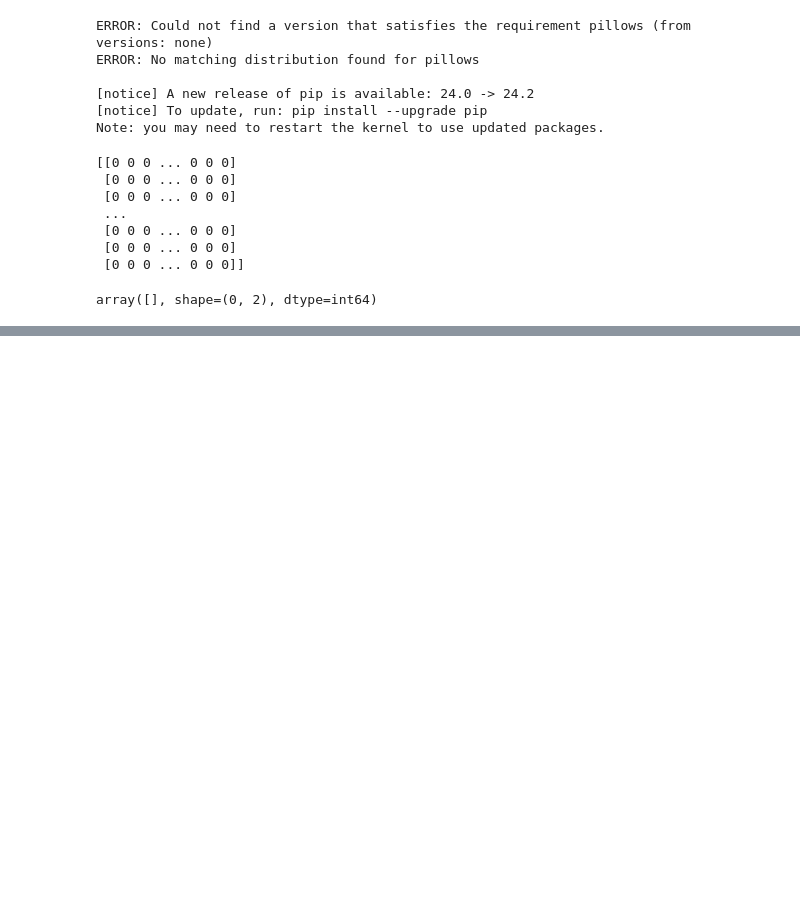
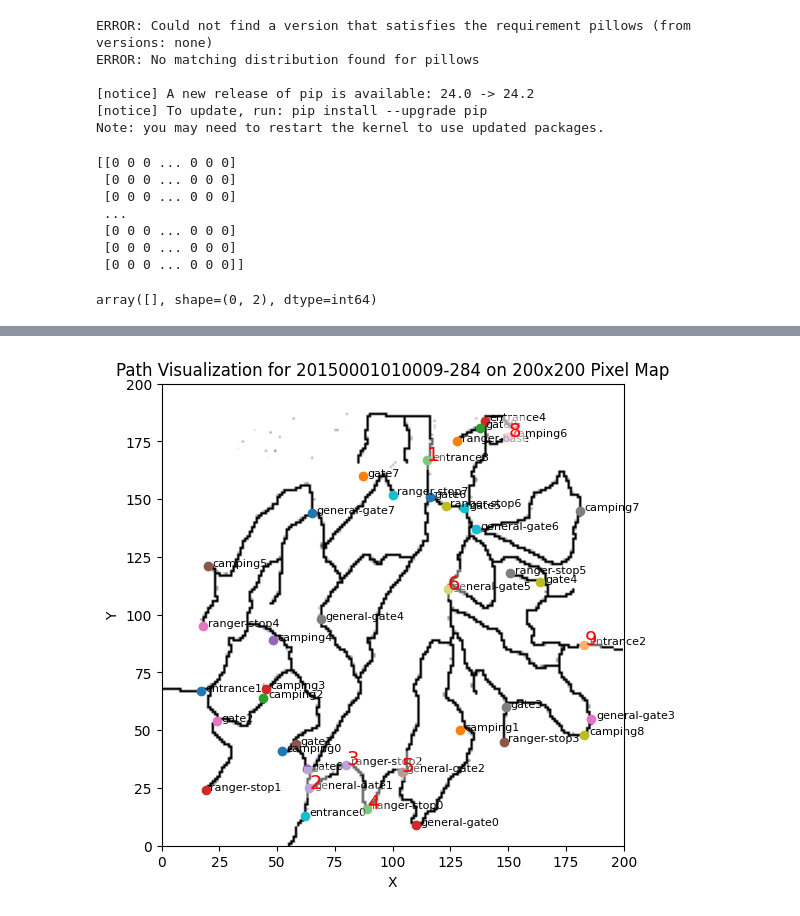
Before and after one commit to ssusnea/sds235-hw3, a Jupyter notebook: who-is-suspicious.ipynb, the cells around one changed output, grey strips where cells are left out. Cells and saved outputs as stored; diff of their text form; code cells hidden in the pictures; blank space fills up the shorter version.

```diff
--- a/who-is-suspicious.ipynb
+++ b/who-is-suspicious.ipynb
@@ -213,0 +137,41 @@ plt.show()
+# %%
+example_car_data = traffic_path.iloc[0]
+# Extract timestamps and path gate names
+car_id = example_car_data['car-id']
+timestamps = example_car_data['path-timestamps']
+path_gate_names = example_car_data['path-gate-names']
+# %%
+# Plot the map, area, and path
+plt.figure(figsize=(6, 6))
+
+reverted_map = 200 - map_data
+plt.imshow(reverted_map, cmap='gray')  # Using a grayscale colormap
+
+# Plot each location
+for name, (x, y) in gates_coordinates.items():
+    plt.scatter(x, y, label=name)
+    plt.text(x + 2, y, name, fontsize=8)
+
+# Annotate the path with gate names and timestamps
+for i, gate in enumerate(path_gate_names):
+    x, y = gates_coordinates[gate]
+
+    # # Annotate timestamps below
+    # plt.text(x, y - 5, timestamps[i], fontsize=8, color='red',
+    #          bbox=dict(facecolor='white', alpha=0.8, edgecolor='none'))  # Annotate timestamps below
+
+    plt.text(x, y, str(i + 1), fontsize=14, color='red',
+             bbox=dict(facecolor='white', alpha=0.4, edgecolor='none'))  # Use index as number
+
+# Set the limits and titles
+plt.xlim(0, 200)
+plt.ylim(0, 200)
+plt.title(f"Path Visualization for {car_id} on 200x200 Pixel Map")
+plt.xlabel("X")
+plt.ylabel("Y")
+
+
+# Show the plot
+plt.show()
+# %% [output]
+[figure, added]
```
Also changed, not shown: parts of 4 cells of this notebook.
